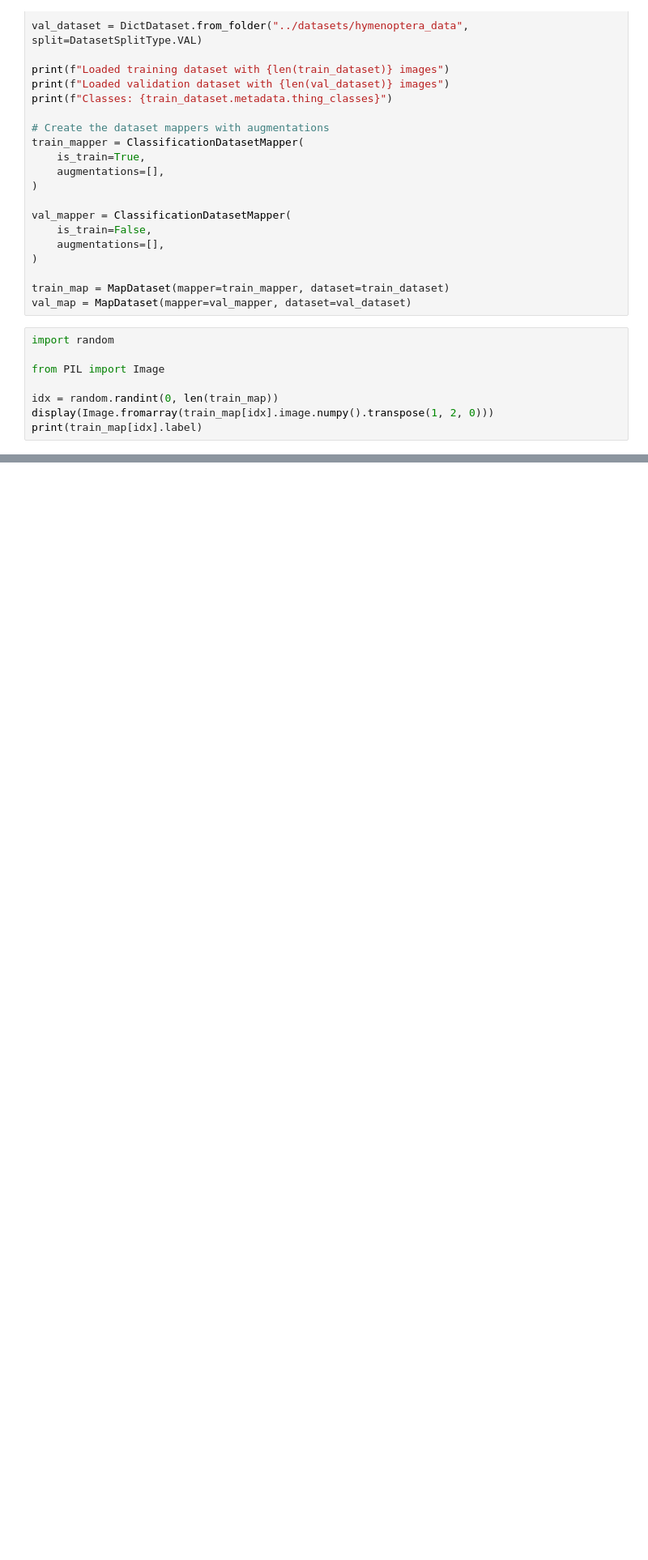
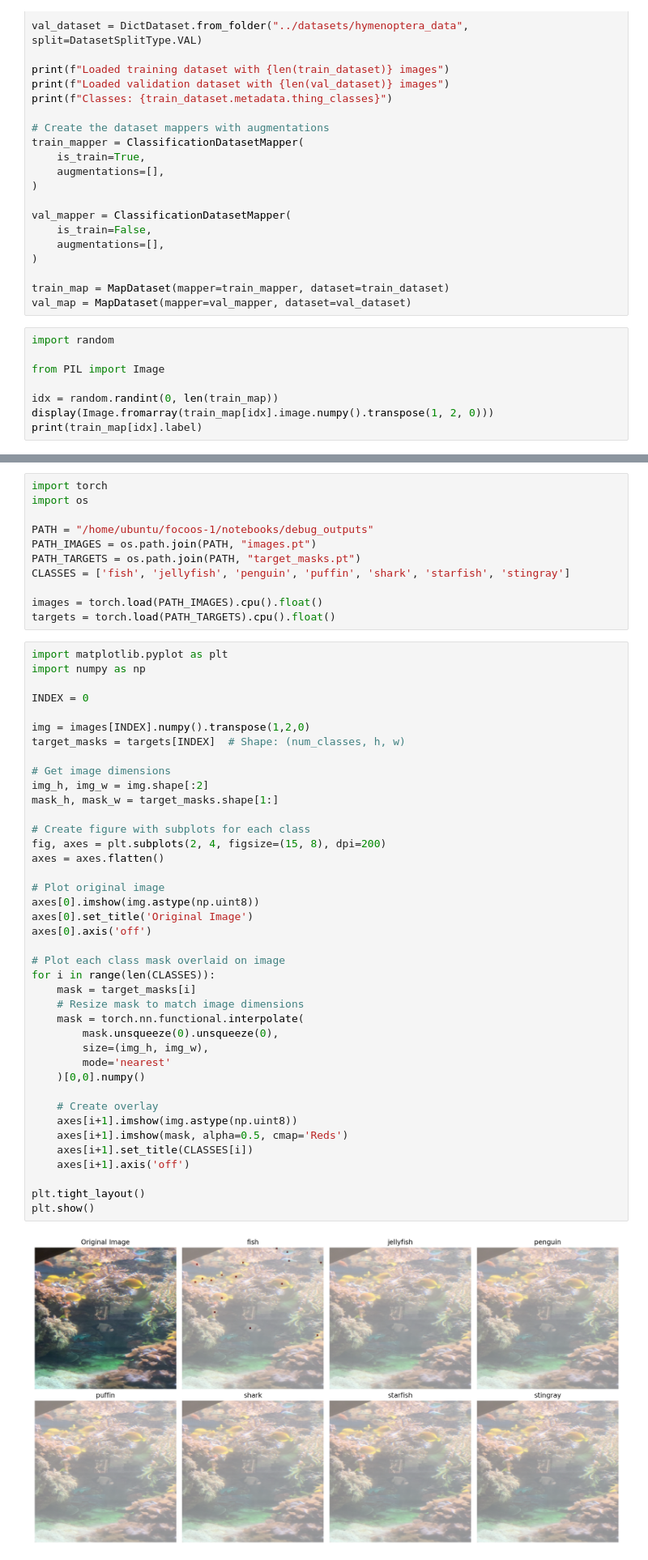
Before and after one commit to FocoosAI/focoos, a Jupyter notebook: notebooks/dataset.ipynb, the cells around one changed output, grey strips where cells are left out. Shown at 81% size. Saved outputs shown, nothing was run; the diff lists cells and outputs as text; blank space fills up the shorter version.

```diff
--- a/notebooks/dataset.ipynb
+++ b/notebooks/dataset.ipynb
@@ -155,0 +158,53 @@ print(train_map[idx].label)
+# %%
+import torch
+import os
+
+PATH = "/home/ubuntu/focoos-1/notebooks/debug_outputs"
+PATH_IMAGES = os.path.join(PATH, "images.pt")
+PATH_TARGETS = os.path.join(PATH, "target_masks.pt")
+CLASSES = ['fish', 'jellyfish', 'penguin', 'puffin', 'shark', 'starfish', 'stingray']
+
+images = torch.load(PATH_IMAGES).cpu().float()
+targets = torch.load(PATH_TARGETS).cpu().float()
+# %%
+import matplotlib.pyplot as plt
+import numpy as np
+
+INDEX = 0
+
+img = images[INDEX].numpy().transpose(1,2,0)
+target_masks = targets[INDEX]  # Shape: (num_classes, h, w)
+
+# Get image dimensions
+img_h, img_w = img.shape[:2]
+mask_h, mask_w = target_masks.shape[1:]
+
+# Create figure with subplots for each class
+fig, axes = plt.subplots(2, 4, figsize=(15, 8), dpi=200)
+axes = axes.flatten()
+
+# Plot original image
+axes[0].imshow(img.astype(np.uint8))
+axes[0].set_title('Original Image')
+axes[0].axis('off')
+
+# Plot each class mask overlaid on image
+for i in range(len(CLASSES)):
+    mask = target_masks[i]
+    # Resize mask to match image dimensions
+    mask = torch.nn.functional.interpolate(
+        mask.unsqueeze(0).unsqueeze(0),
+        size=(img_h, img_w),
+        mode='nearest'
+    )[0,0].numpy()
+
+    # Create overlay
+    axes[i+1].imshow(img.astype(np.uint8))
+    axes[i+1].imshow(mask, alpha=0.5, cmap='Reds')
+    axes[i+1].set_title(CLASSES[i])
+    axes[i+1].axis('off')
+
+plt.tight_layout()
+plt.show()
+# %% [output]
+[figure, added]
```
Also changed, not shown: parts of 1 cell of this notebook, 21 other files.
